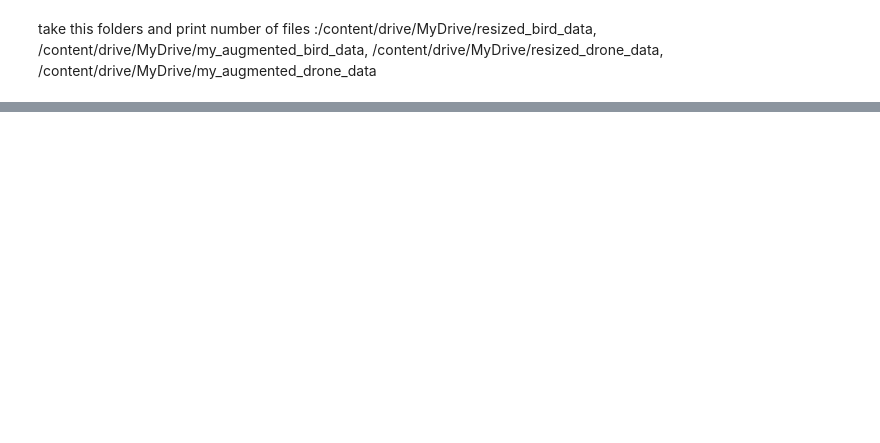
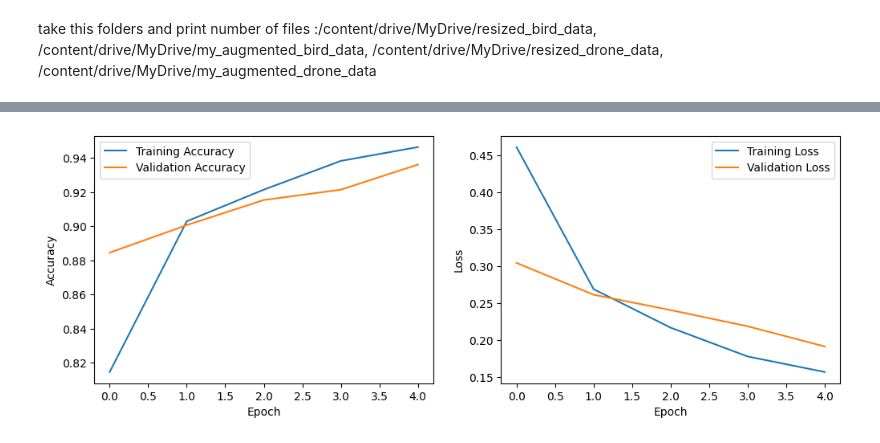
Before and after one commit to adidonner/Machine-Deep-learning-Python-Based, a Jupyter notebook: Task6.ipynb, the cells around one changed output, grey strips where cells are left out. Drawn from its saved outputs; the diff is of its cells as text; code cells hidden in the pictures; blank space fills up the shorter version.

```diff
--- a/Task6.ipynb
+++ b/Task6.ipynb
@@ -672,0 +1130,95 @@ Number of files in /content/drive/MyDrive/my_augmented_drone_data: 5565
+# %%
+# Import necessary libraries
+import os
+import numpy as np
+import tensorflow as tf
+from tensorflow.keras import layers, models
+from sklearn.metrics import confusion_matrix
+import matplotlib.pyplot as plt
+import seaborn as sns
+
+# Define paths for the train and test datasets
+train_path = '/content/drive/MyDrive/tensorFlow_Datasets/train'
+test_path = '/content/drive/MyDrive/tensorFlow_Datasets/test'
+
+# Function to load YOLOv8 dataset
+def load_dataset(path):
+    images = []
+    labels = []
+    classes = os.listdir(path)
+
+    for class_name in classes:
+        class_path = os.path.join(path, class_name)
+        for filename in os.listdir(class_path):
+            image_path = os.path.join(class_path, filename)
+            image = tf.keras.preprocessing.image.load_img(image_path, target_size=(32, 32))
+            image = tf.keras.preprocessing.image.img_to_array(image)
+            images.append(image)
+            labels.append(classes.index(class_name))
+
+    return np.array(images), np.array(labels)
+
+# Load train and test datasets
+X_train, y_train = load_dataset(train_path)
+X_test, y_test = load_dataset(test_path)
+
+# Adjust label values to start from 0 and replace negative labels with 0
+y_train = np.clip(y_train - 1, 0, None)
+y_test = np.clip(y_test - 1, 0, None)
+
+# Normalize pixel values to be between 0 and 1
+X_train, X_test = X_train / 255.0, X_test / 255.0
+
+# Build the CNN model using 3D Keras
+model = models.Sequential()
+model.add(layers.Conv2D(32, (3, 3), activation='relu', input_shape=(32, 32, 3)))
+model.add(layers.MaxPooling2D((2, 2)))
+# model.add(layers.Conv2D(64, (3, 3), activation='relu'))
+# model.add(layers.MaxPooling2D((2, 2)))
+# model.add(layers.Conv2D(64, (3, 3), activation='relu'))##########################################################
+model.add(layers.Flatten())
+model.add(layers.Dense(128, activation='relu'))
+model.add(layers.Dense(3, activation='softmax'))
+
+# Compile the model
+model.compile(optimizer='adam',
+              loss='sparse_categorical_crossentropy',
+              metrics=['accuracy'])
+
+# Train the model
+history = model.fit(X_train, y_train, epochs=5, validation_data=(X_test, y_test))
+
+# Evaluate the model on the test set
+test_loss, test_acc = model.evaluate(X_test, y_test)
+print(f'Test Accuracy: {test_acc}')
+
+# Plot accuracy and loss graphs
+plt.figure(figsize=(12, 4))
+
+plt.subplot(1, 2, 1)
+plt.plot(history.history['accuracy'], label='Training Accuracy')
+plt.plot(history.history['val_accuracy'], label='Validation Accuracy')
+plt.xlabel('Epoch')
+plt.ylabel('Accuracy')
+plt.legend()
+
+plt.subplot(1, 2, 2)
+plt.plot(history.history['loss'], label='Training Loss')
+plt.plot(history.history['val_loss'], label='Validation Loss')
+plt.xlabel('Epoch')
+plt.ylabel('Loss')
+plt.legend()
+
+plt.show()
+
+# Visualize confusion matrix
+y_pred = np.argmax(model.predict(X_test), axis=1)
+cm = confusion_matrix(y_test, y_pred)
+
+plt.figure(figsize=(8, 6))
+sns.heatmap(cm, annot=True, fmt='d', cmap='Blues', xticklabels=['Drone', 'Bird', 'Other'], yticklabels=['Drone', 'Bird', 'Other'])
+plt.xlabel('Predicted')
+plt.ylabel('True')
+plt.title('Confusion Matrix')
+plt.show()
+# %% [output]
@@ -672,0 +1237 @@ Number of files in /content/drive/MyDrive/my_augmented_drone_data: 5565
+[figure, added]
```
Also changed, not shown: parts of 21 cells of this notebook.
